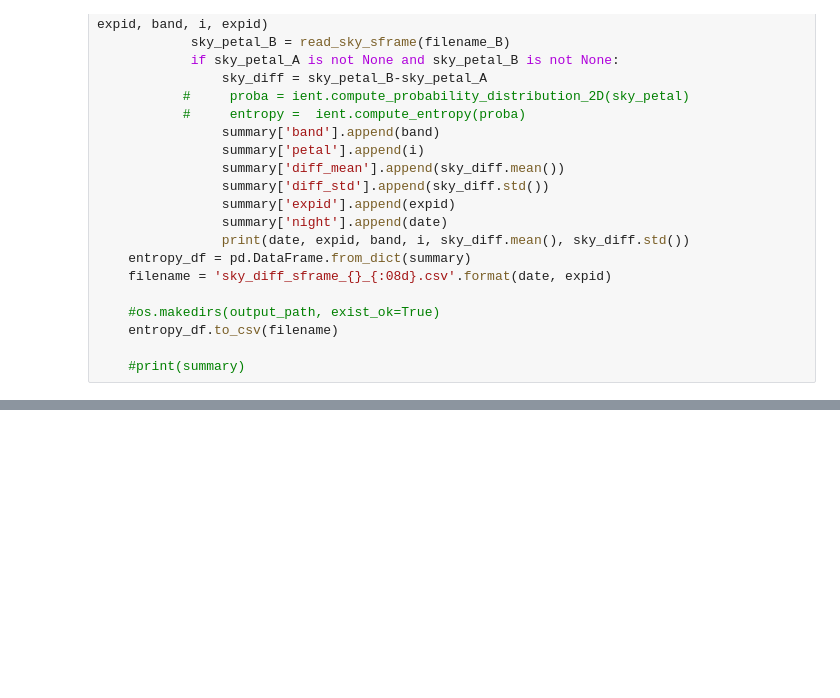
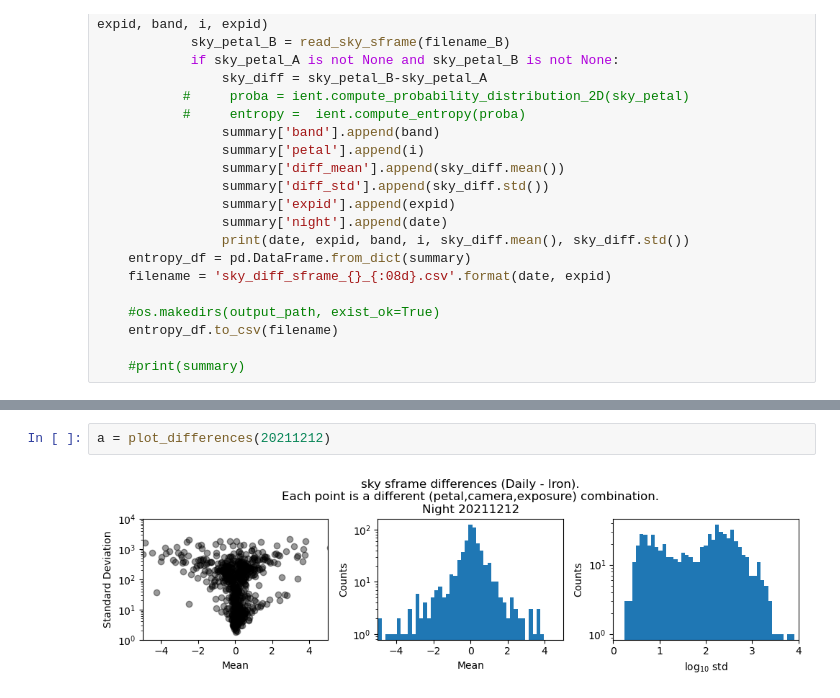
Before and after one commit to forero/desidatavalidation, a Jupyter notebook: nb/compare_sframes.ipynb, the cells around one changed output, grey strips where cells are left out. Cells and saved outputs as stored; diff of their text form; blank space fills up the shorter version.

```diff
--- a/nb/compare_sframes.ipynb
+++ b/nb/compare_sframes.ipynb
@@ -232,0 +206,4 @@ plt.ylim(1,4000)
+# %%
+a = plot_differences(20211212)
+# %% [output]
+[figure, added]
```
Also changed, not shown: parts of 16 cells of this notebook.
